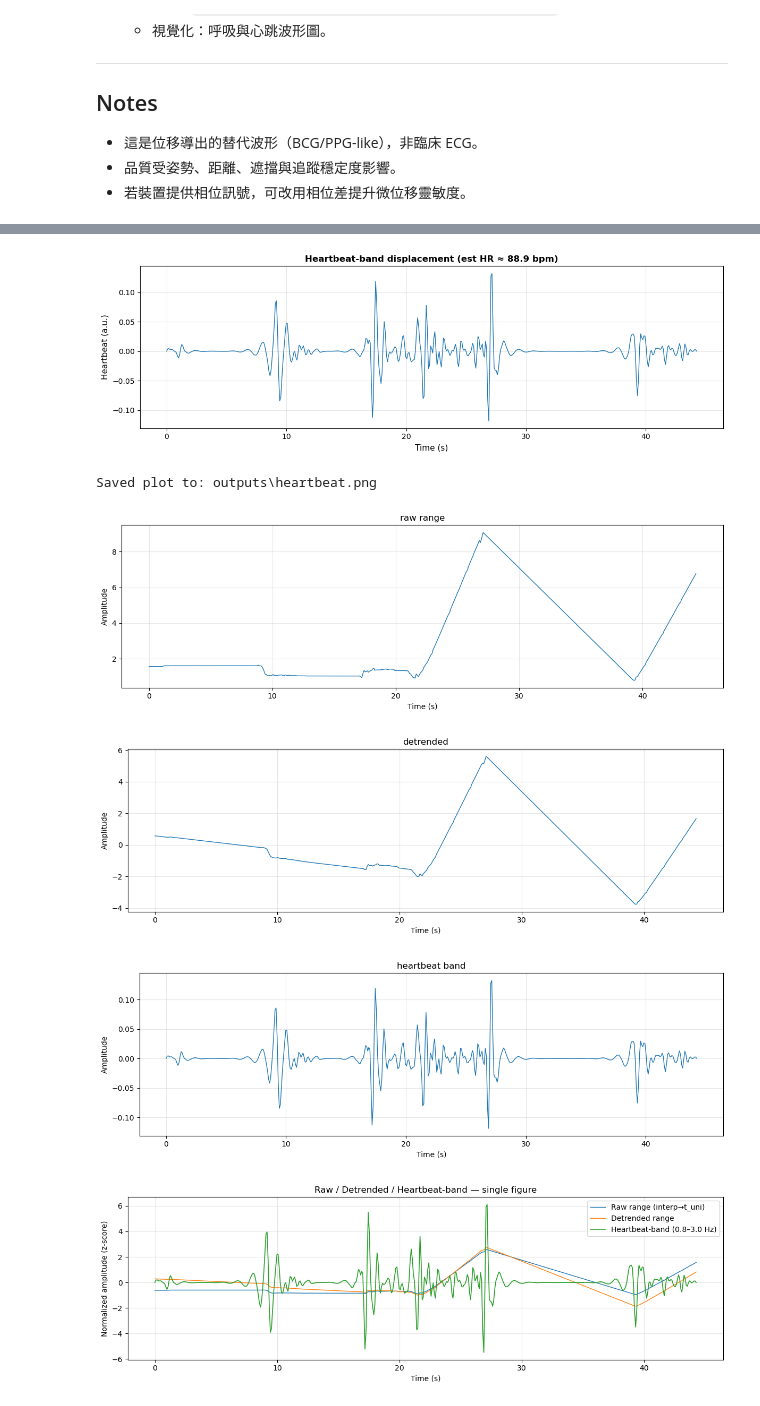
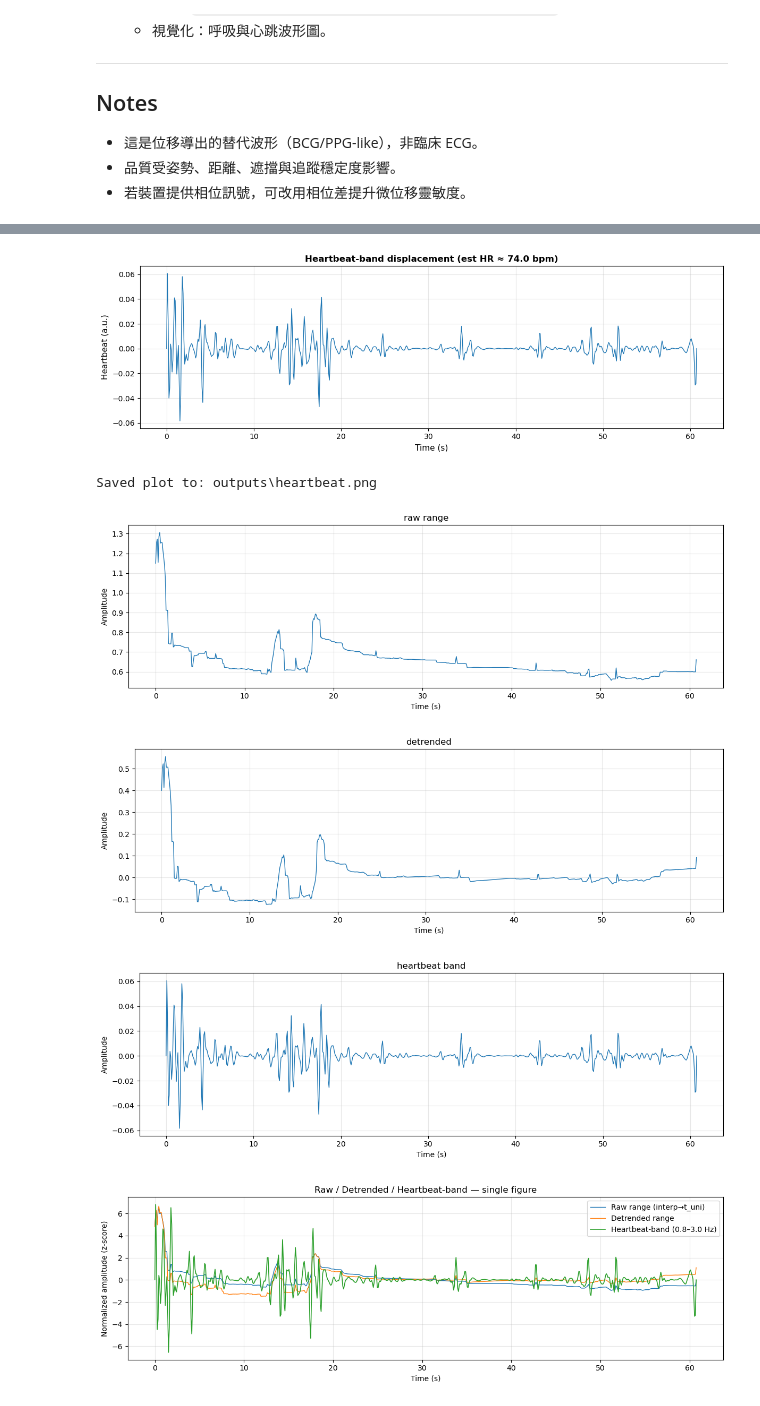
Before and after one commit to seannnnnn1017/radar-heartbeat-detection, a Jupyter notebook: 實驗區/test.ipynb, the cells around one changed output, grey strips where cells are left out. Cells and saved outputs as stored; diff of their text form; code cells hidden in the pictures.

```diff
--- a/實驗區/test.ipynb
+++ b/實驗區/test.ipynb
@@ -343,7 +343,7 @@ def plot_waveforms_overlay(t_raw, r_raw, t_uni, r_detr, heart, outdir="outputs",
     plt.show()
 
 # Example usage:
-summary = process_vitals_folder(r"E:\重要文件\毫米波\radar-heartbeat-detection\實驗區\data\88.9", outdir="outputs")
+summary = process_vitals_folder(r"E:\重要文件\毫米波\radar-heartbeat-detection\實驗區\data\test", outdir="outputs")
 #
 # Or if you want to access the data:
 # df = summary['dataframe']
@@ -367,12 +367,12 @@ Estimated Heart Rate: 88.9 beats/min
 ============================================================
 
 Saved time series to: outputs\heart_rate_series.csv
-[figure, old version]
+[figure, new version]
 Saved plot to: outputs\heartbeat.png
-[figure, old version]
+[figure, new version]
-[figure, old version]
+[figure, new version]
-[figure, old version]
+[figure, new version]
-[figure, old version]
+[figure, new version]
 # %%
 """
 Spectrum Analysis Block - Run in another Notebook cell
```
Also changed, not shown: parts of 8 cells of this notebook, 28 other files.
